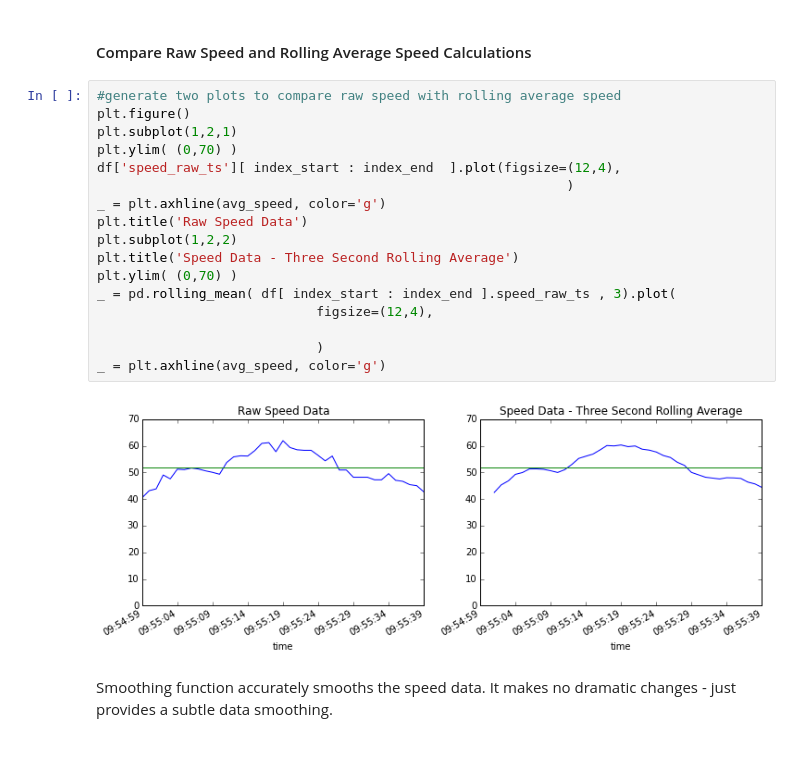
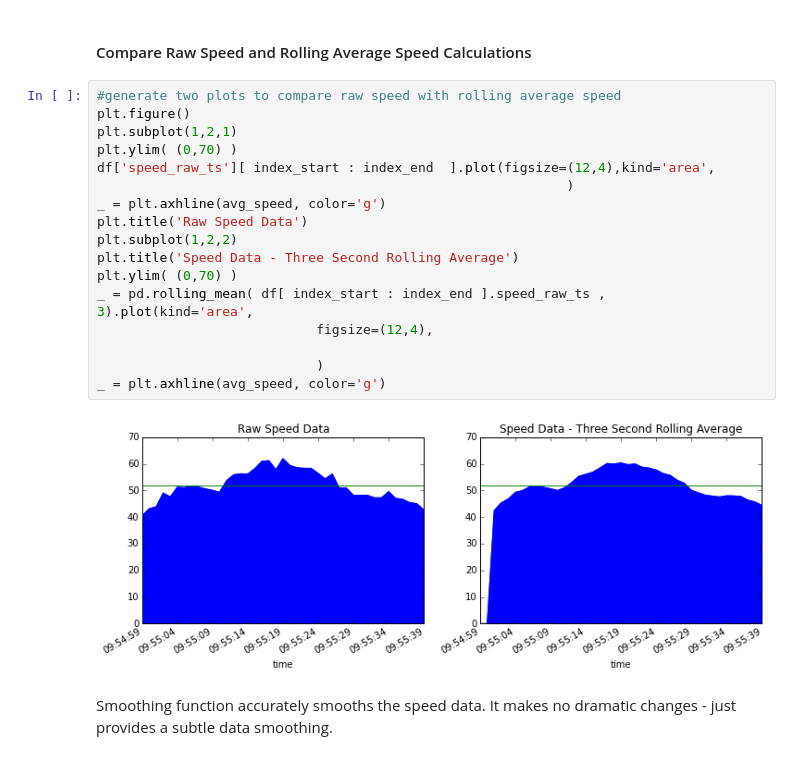
Before and after one commit to patclaffey/docker_jupyter, a Jupyter notebook: notebooks/speed.ipynb, the cells around one changed output. Saved outputs shown, nothing was run; the diff lists cells and outputs as text.

```diff
--- a/notebooks/speed.ipynb
+++ b/notebooks/speed.ipynb
@@ -324,22 +324,22 @@ The rolling average algorithm has reduced data spike from 61.9 km/h to 61.1 km/h
 # %%
 #generate two plots to compare raw speed with rolling average speed
 plt.figure()
 plt.subplot(1,2,1)
 plt.ylim( (0,70) )
-df['speed_raw_ts'][ index_start : index_end  ].plot(figsize=(12,4),
+df['speed_raw_ts'][ index_start : index_end  ].plot(figsize=(12,4),kind='area',
                                                             )
 _ = plt.axhline(avg_speed, color='g')
 plt.title('Raw Speed Data')
 plt.subplot(1,2,2)
 plt.title('Speed Data - Three Second Rolling Average')
 plt.ylim( (0,70) )
-_ = pd.rolling_mean( df[ index_start : index_end ].speed_raw_ts , 3).plot(
+_ = pd.rolling_mean( df[ index_start : index_end ].speed_raw_ts , 3).plot(kind='area',
                             figsize=(12,4),
 
                             )
 _ = plt.axhline(avg_speed, color='g')
 # %% [output]
-[figure, old version]
+[figure, new version]
 # %% [markdown]
 Smoothing function accurately smooths the speed data.  It makes no dramatic changes - just provides a subtle data smoothing.
 # %% [markdown]
```
Also changed, not shown: parts of 5 cells of this notebook, 1 other file.
